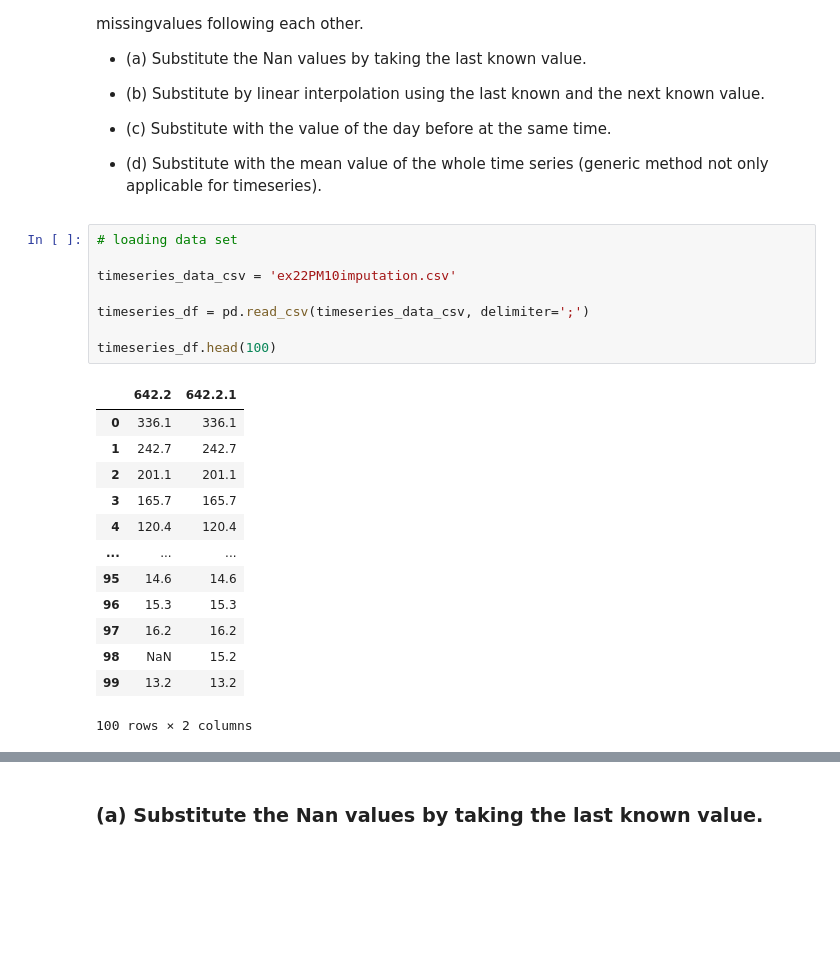
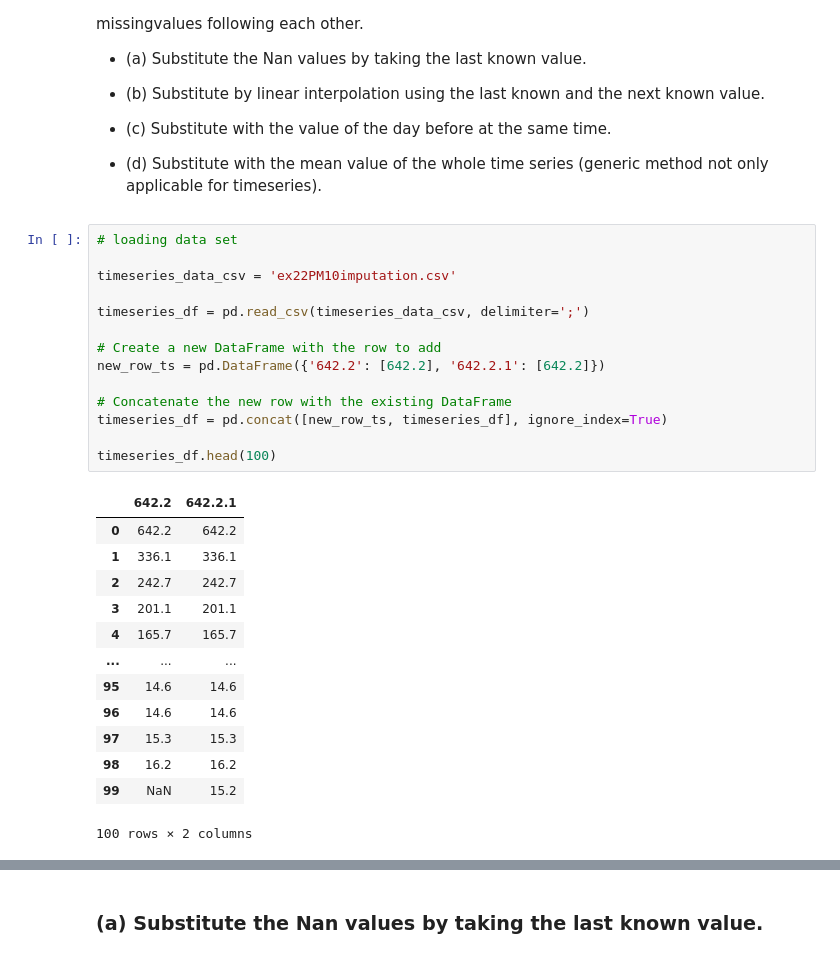
Before and after one commit to psiku/FHSalzburg-AnalyticsAndKnowledgeDiscovery, a Jupyter notebook: Lab2/AKD_lab_2.ipynb, the cells around one changed output, grey strips where cells are left out. Drawn from its saved outputs; the diff is of its cells as text; blank space fills up the shorter version.

```diff
--- a/Lab2/AKD_lab_2.ipynb
+++ b/Lab2/AKD_lab_2.ipynb
@@ -214,24 +226,30 @@ Hint2: to make programming easier, values are only missing one at a time, i.e. t
 # %%
 # loading data set
 
 timeseries_data_csv = 'ex22PM10imputation.csv'
 
 timeseries_df = pd.read_csv(timeseries_data_csv, delimiter=';')
 
+# Create a new DataFrame with the row to add
+new_row_ts = pd.DataFrame({'642.2': [642.2], '642.2.1': [642.2]})
+
+# Concatenate the new row with the existing DataFrame
+timeseries_df = pd.concat([new_row_ts, timeseries_df], ignore_index=True)
+
 timeseries_df.head(100)
 # %% [output]
 |  | 642.2 | 642.2.1 |
-| 0 | 336.1 | 336.1 |
-| 1 | 242.7 | 242.7 |
-| 2 | 201.1 | 201.1 |
-| 3 | 165.7 | 165.7 |
-| 4 | 120.4 | 120.4 |
+| 0 | 642.2 | 642.2 |
+| 1 | 336.1 | 336.1 |
+| 2 | 242.7 | 242.7 |
+| 3 | 201.1 | 201.1 |
+| 4 | 165.7 | 165.7 |
 | ... | ... | ... |
 | 95 | 14.6 | 14.6 |
-| 96 | 15.3 | 15.3 |
-| 97 | 16.2 | 16.2 |
-| 98 | NaN | 15.2 |
-| 99 | 13.2 | 13.2 |
+| 96 | 14.6 | 14.6 |
+| 97 | 15.3 | 15.3 |
+| 98 | 16.2 | 16.2 |
+| 99 | NaN | 15.2 |
 100 rows × 2 columns
 # %%
 # change the column names
```
Also changed, not shown: parts of 25 cells of this notebook, 3 other files.
